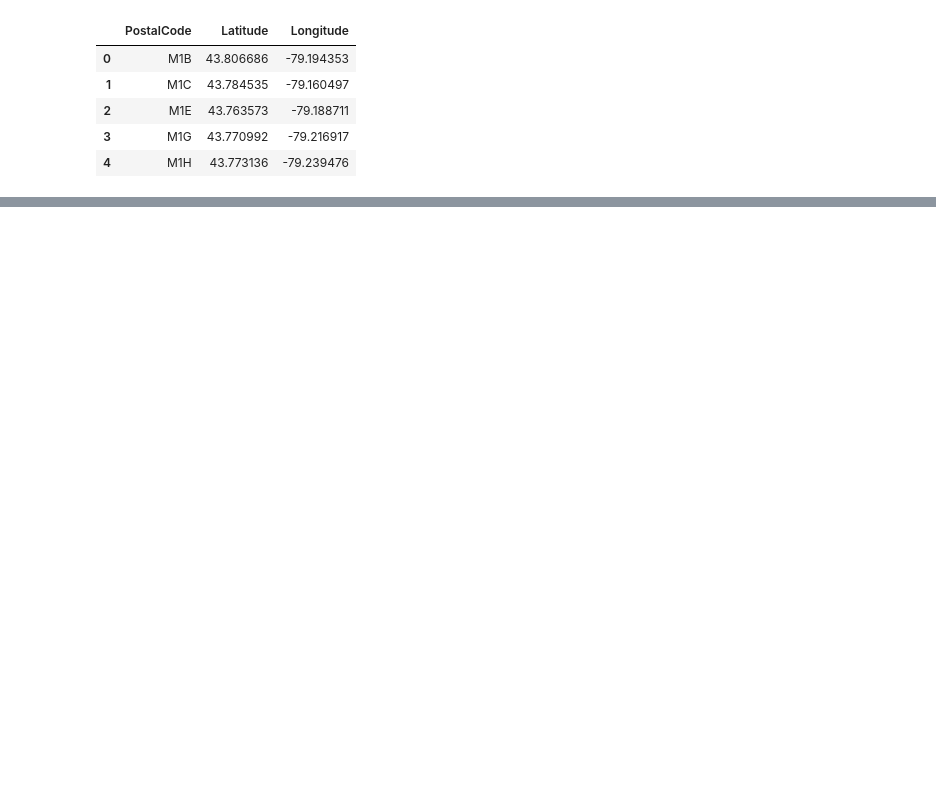
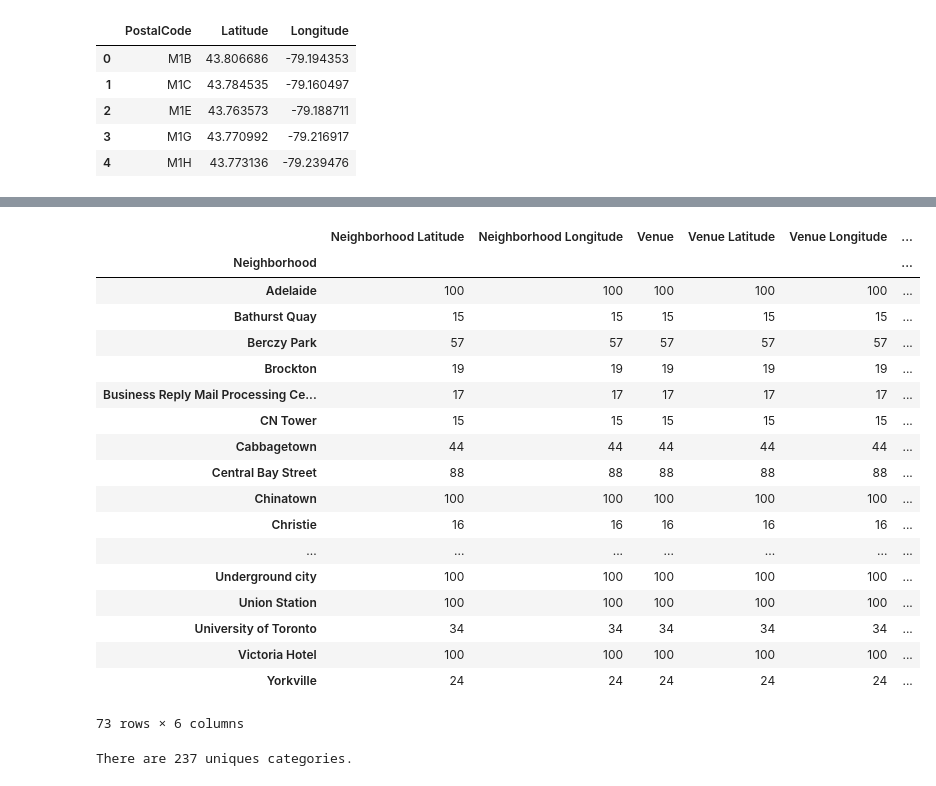
Before and after one commit to Mrigakhi/my_coursera_capstone_github, a Jupyter notebook: toronto_data.ipynb, the cells around one changed output, grey strips where cells are left out. Cells and saved outputs as stored; diff of their text form; code cells hidden in the pictures; blank space fills up the shorter version.

```diff
--- a/toronto_data.ipynb
+++ b/toronto_data.ipynb
@@ -52,0 +171,12 @@ df_codes.head()
+# %%
+# function that extracts the category of the venue
+def get_category_type(row):
+    try:
+        categories_list = row['categories']
+    except:
+        categories_list = row['venue.categories']
+
+    if len(categories_list) == 0:
+        return None
+    else:
+        return categories_list[0]['name']
@@ -52,0 +286,26 @@ df_codes.head()
+# %%
+toronto_venues.groupby('Neighborhood').count()
+# %% [output]
+|  | Neighborhood Latitude | Neighborhood Longitude | Venue | Venue Latitude | Venue Longitude | ... |
+| Neighborhood |  |  |  |  |  | ... |
+| Adelaide | 100 | 100 | 100 | 100 | 100 | ... |
+| Bathurst Quay | 15 | 15 | 15 | 15 | 15 | ... |
+| Berczy Park | 57 | 57 | 57 | 57 | 57 | ... |
+| Brockton | 19 | 19 | 19 | 19 | 19 | ... |
+| Business Reply Mail Processing Ce... | 17 | 17 | 17 | 17 | 17 | ... |
+| CN Tower | 15 | 15 | 15 | 15 | 15 | ... |
+| Cabbagetown | 44 | 44 | 44 | 44 | 44 | ... |
+| Central Bay Street | 88 | 88 | 88 | 88 | 88 | ... |
+| Chinatown | 100 | 100 | 100 | 100 | 100 | ... |
+| Christie | 16 | 16 | 16 | 16 | 16 | ... |
+| ... | ... | ... | ... | ... | ... | ... |
+| Underground city | 100 | 100 | 100 | 100 | 100 | ... |
+| Union Station | 100 | 100 | 100 | 100 | 100 | ... |
+| University of Toronto | 34 | 34 | 34 | 34 | 34 | ... |
+| Victoria Hotel | 100 | 100 | 100 | 100 | 100 | ... |
+| Yorkville | 24 | 24 | 24 | 24 | 24 | ... |
+73 rows × 6 columns
+# %%
+print('There are {} uniques categories.'.format(len(toronto_venues['Venue Category'].unique())))
+# %% [output]
+There are 237 uniques categories.
```
Also changed, not shown: parts of 33 cells of this notebook.
